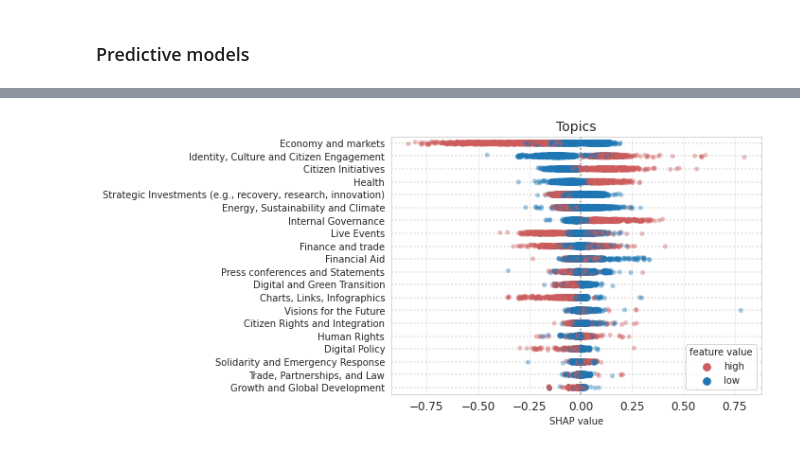
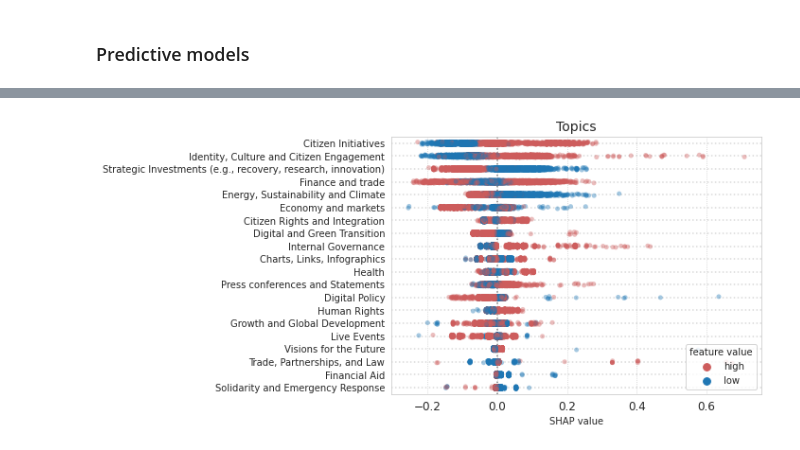
Before and after one commit to rbroc/eucomm-twitter, a Jupyter notebook: Simple Analysis.ipynb, the cells around one changed output, grey strips where cells are left out. Saved outputs shown, nothing was run; the diff lists cells and outputs as text; code cells hidden in the pictures.

Commit message:
new stab at figures

```diff
--- a/Simple Analysis.ipynb
+++ b/Simple Analysis.ipynb
@@ -23,2 +26,7 @@ df = pd.read_json('data/topic/data_extended.jsonl', #data_extended.jsonl',
                    orient='records',
                    lines=True)
+# %%
+df['date'] = pd.to_datetime(df[['year', 'month']].assign(day=1)).dt.strftime('%b \'%y')
+vals = pd.to_datetime(df[['year', 'month']].assign(day=1)).sort_values().dt.strftime('%b \'%y').unique()
+dct = dict(zip(vals, range(vals.shape[0])))
+df['date_mapped'] = df['date'].replace(dct)
@@ -403,17 +410,2 @@ for metric in ['sum']:
 # %% [markdown]
 ### Predictive models
-# %%
-with xgboost.config_context(verbosity=0):
-    for metric in ['sum']:
-        fnames = glob.glob(f'logs/engagement/{metric}_count/{metric}_count_*.pkl')
-        for m in [f for f in fnames if 'combined_new' in f and 'time' not in f]: # combined
-            name = m.split('/')[-1]
-            model = pkl.load(open(m, 'rb'))
-            print(m)
-            feature_names = new_topic_col + new_style_col # + ['date_mapped']
-            df = pd.DataFrame(zip(model.feature_importances_,
-                                  feature_names),
-                              columns=['importance', 'feature'])
-            df = df.sort_values(by='importance')
-            shaps = pkl.load(open(f'logs/engagement/{metric}_count/shap_{name}','rb'))
-            shaps.feature_names = feature_names
@@ -422,2 +412,17 @@ logs/engagement/sum_count/sum_count_combined_new_None.pkl
 # %%
 from src.colnames import new_topic_col, new_style_col
+# %%
+with xgboost.config_context(verbosity=0):
+    for metric in ['sum']:
+        fnames = glob.glob(f'logs/engagement/{metric}_count/{metric}_count_*.pkl')
+        for m in [f for f in fnames if 'combined_new' in f and 'time' in f]: # combined
+            name = m.split('/')[-1]
+            model = pkl.load(open(m, 'rb'))
+            print(m)
+            feature_names = new_topic_col + new_style_col + ['date_mapped']
+            df = pd.DataFrame(zip(model.feature_importances_,
+                                  feature_names),
+                              columns=['importance', 'feature'])
+            df = df.sort_values(by='importance')
+            shaps = pkl.load(open(f'logs/engagement/{metric}_count/shap_{name}','rb'))
+            shaps.feature_names = feature_names
@@ -433,7 +442,7 @@ shaps_long['data'] = shaps_long_data['value']
 shaps_long['data_simple'] = np.select([(shaps_long['data']<0),
                                        (shaps_long['data']==0),
                                        (shaps_long['data']>0)],
-                                      ['low', 0, 'high'])
+                                      ['low', 'zero', 'high'])
 # %%
 sort_shaps = shaps_long.groupby('feature_name')['value'].agg(lambda x: x.abs().mean()).reset_index().sort_values('value',
                                                                                                                  ascending=False)
@@ -488,21 +497,21 @@ plt.show()
 # %%
 sns.set_style('whitegrid', {'grid.linestyle': 'dotted'})
 plt.subplots(figsize=(7,5))
 data = shaps_long[shaps_long['feature_name'].isin(new_topic_col)]
 data = data.merge(sort_shaps, on='feature_name').sort_values(by='value_y', ascending=False)
 for i in range(len(new_topic_col)):
     plt.axhline(i, linestyle='dotted', alpha=.3, color='grey')
 plt.axvline(0, color='grey', linestyle='dotted')
-sns.stripplot(data=data,
+sns.stripplot(data=data[data['data_simple']!='zero'],
              y='feature_name', x='value_x',
-                hue='data_simple', palette=['indianred',
-                                            sns.color_palette()[0]],
-                alpha=.4)
+             hue='data_simple', palette={'high': 'indianred',
+                                         'low': sns.color_palette()[0]},
+             alpha=.4)
 plt.legend(title='feature value', loc='lower right')
 plt.ylabel('')
 plt.xlabel('SHAP value')
 plt.xticks(fontsize=12)
 plt.title('Topics', fontsize=14)
 plt.show()
 # %% [output]
-[figure, old version]
+[figure, new version]
```
Also changed, not shown: parts of 16 cells of this notebook, 6 other files.
